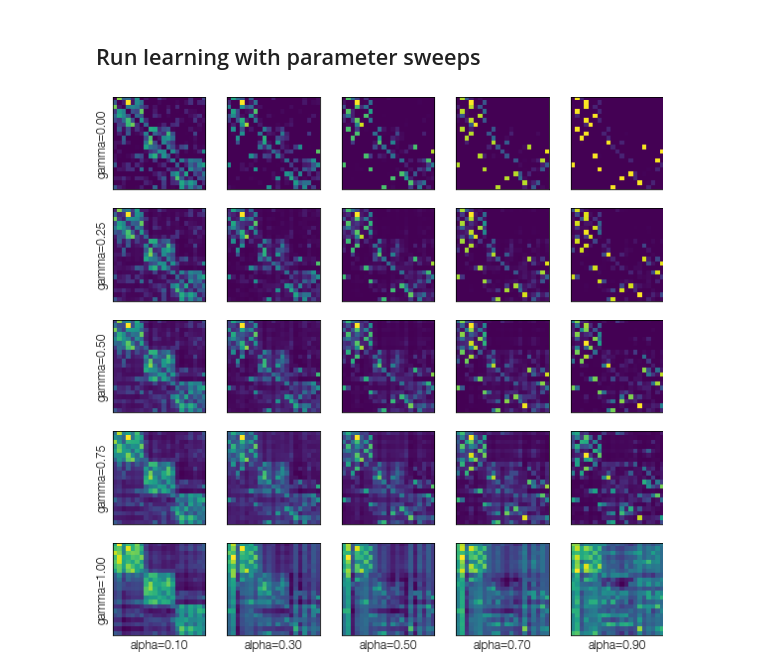
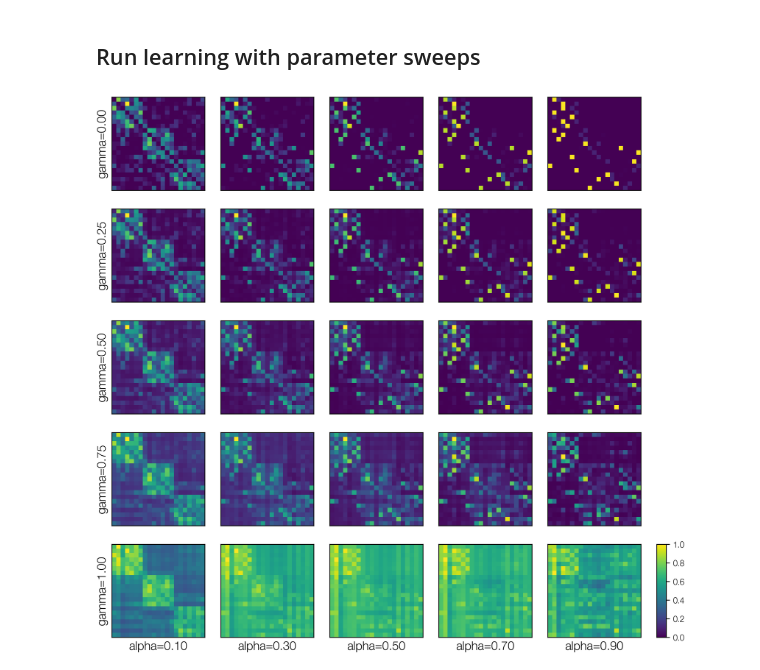
Before and after one commit to prestonlab/tesser, a Jupyter notebook: jupyter/demo_sr.ipynb, the cells around one changed output. Cells and saved outputs as stored; diff of their text form; code cells hidden in the pictures.

Commit message:
refactor: make color scale consistent, add colorbar

```diff
--- a/jupyter/demo_sr.ipynb
+++ b/jupyter/demo_sr.ipynb
@@ -159,25 +159,34 @@ fig.savefig(fig_dir / 'waic_gamma_sr-comm.pdf')
 # %%
 struct_s1 = struct.query('subject == 103')
 ind = np.hstack((np.arange(17, 21), np.arange(0, 17)))
 
 gamma = np.linspace(0, 1, 5)
 alpha = np.linspace(0.1, 0.9, 5)
 ng = len(gamma)
 na = len(alpha)
-fig, ax = plt.subplots(ng, na, sharex=True, sharey=True, figsize=(10, 10))
+
+gridspec_kw = dict(width_ratios=[1] * na + [.1])
+fig, ax = plt.subplots(
+    ng, na + 1, figsize=(10, 10), gridspec_kw=gridspec_kw, dpi=300
+)
+h = np.empty((ng, na), object)
 for i, g in enumerate(gamma):
     for j, a in enumerate(alpha):
         M = model.learn_struct_sr(struct_s1, g, a, 21)
-        ax[i, j].matshow(M[np.ix_(ind, ind)])
+        M_sort = M[np.ix_(ind, ind)]
+        M_scale = M_sort / np.max(M_sort)
+        h[i, j] = ax[i, j].matshow(M_scale, vmin=0, vmax=1)
         ax[i, j].set(xticks=[], yticks=[])
         ax[i, j].spines['top'].set_visible(True)
         ax[i, j].spines['right'].set_visible(True)
 for i, g in enumerate(gamma):
     ax[i, 0].set_ylabel(f'gamma={g:.2f}')
 for j, a in enumerate(alpha):
-    n = len(gamma) - 1
-    ax[n, j].set_xlabel(f'alpha={a:.2f}')
+    ax[ng - 1, j].set_xlabel(f'alpha={a:.2f}')
+for i in range(ng - 1):
+    ax[i, na].remove()
+fig.colorbar(h[0, 0], cax=ax[ng - 1, na])
 
 fig.savefig(fig_dir / 'param_sweep.pdf')
 # %% [output]
-[figure, old version]
+[figure, new version]
```
